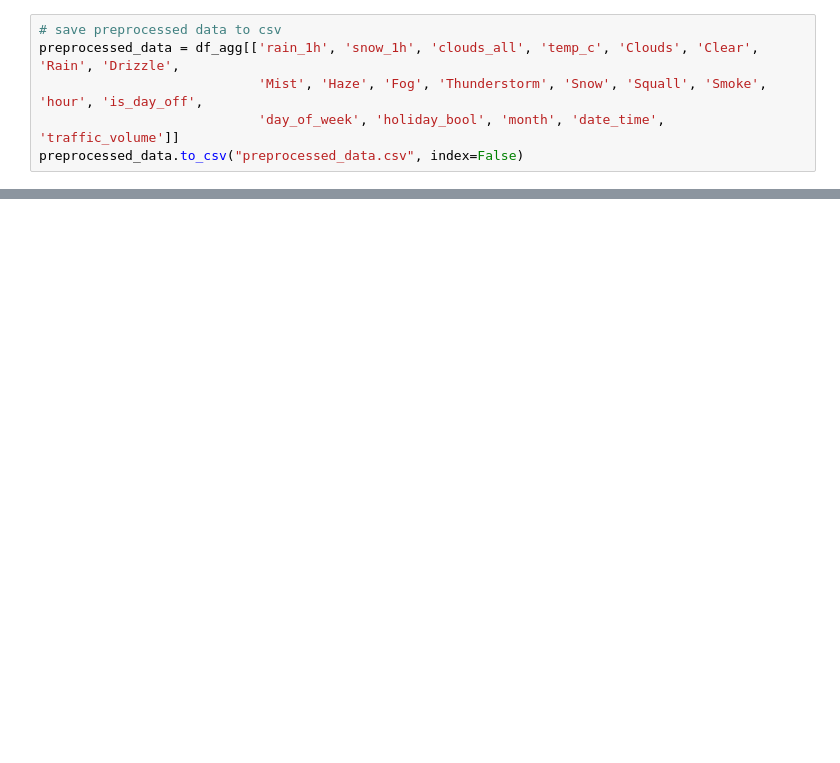
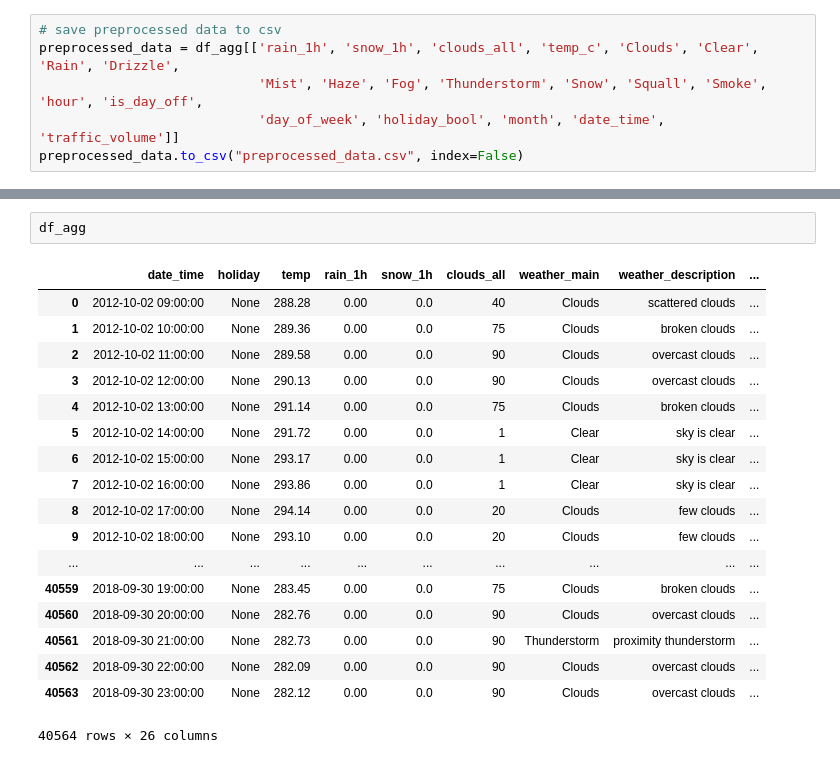
Before and after one commit to dawis96/regression-model-for-metro-interstate-traffic-volume, a Jupyter notebook: data_processing.ipynb, the cells around one changed output, grey strips where cells are left out. Drawn from its saved outputs; the diff is of its cells as text; blank space fills up the shorter version.

```diff
--- a/data_processing.ipynb
+++ b/data_processing.ipynb
@@ -313,0 +334,21 @@ preprocessed_data.to_csv("preprocessed_data.csv", index=False)
+# %%
+df_agg
+# %% [output]
+|  | date_time | holiday | temp | rain_1h | snow_1h | clouds_all | weather_main | weather_description | ... |
+| 0 | 2012-10-02 09:00:00 | None | 288.28 | 0.00 | 0.0 | 40 | Clouds | scattered clouds | ... |
+| 1 | 2012-10-02 10:00:00 | None | 289.36 | 0.00 | 0.0 | 75 | Clouds | broken clouds | ... |
+| 2 | 2012-10-02 11:00:00 | None | 289.58 | 0.00 | 0.0 | 90 | Clouds | overcast clouds | ... |
+| 3 | 2012-10-02 12:00:00 | None | 290.13 | 0.00 | 0.0 | 90 | Clouds | overcast clouds | ... |
+| 4 | 2012-10-02 13:00:00 | None | 291.14 | 0.00 | 0.0 | 75 | Clouds | broken clouds | ... |
+| 5 | 2012-10-02 14:00:00 | None | 291.72 | 0.00 | 0.0 | 1 | Clear | sky is clear | ... |
+| 6 | 2012-10-02 15:00:00 | None | 293.17 | 0.00 | 0.0 | 1 | Clear | sky is clear | ... |
+| 7 | 2012-10-02 16:00:00 | None | 293.86 | 0.00 | 0.0 | 1 | Clear | sky is clear | ... |
+| 8 | 2012-10-02 17:00:00 | None | 294.14 | 0.00 | 0.0 | 20 | Clouds | few clouds | ... |
+| 9 | 2012-10-02 18:00:00 | None | 293.10 | 0.00 | 0.0 | 20 | Clouds | few clouds | ... |
+| ... | ... | ... | ... | ... | ... | ... | ... | ... | ... |
+| 40559 | 2018-09-30 19:00:00 | None | 283.45 | 0.00 | 0.0 | 75 | Clouds | broken clouds | ... |
+| 40560 | 2018-09-30 20:00:00 | None | 282.76 | 0.00 | 0.0 | 90 | Clouds | overcast clouds | ... |
+| 40561 | 2018-09-30 21:00:00 | None | 282.73 | 0.00 | 0.0 | 90 | Thunderstorm | proximity thunderstorm | ... |
+| 40562 | 2018-09-30 22:00:00 | None | 282.09 | 0.00 | 0.0 | 90 | Clouds | overcast clouds | ... |
+| 40563 | 2018-09-30 23:00:00 | None | 282.12 | 0.00 | 0.0 | 90 | Clouds | overcast clouds | ... |
+40564 rows × 26 columns
```
Also changed, not shown: parts of 4 cells of this notebook.
